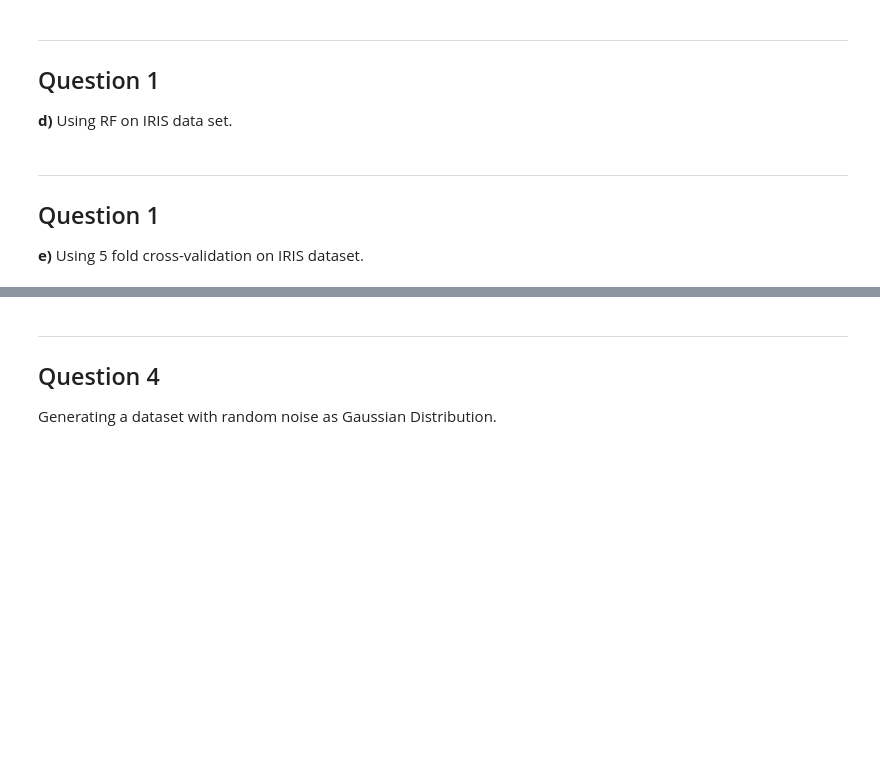
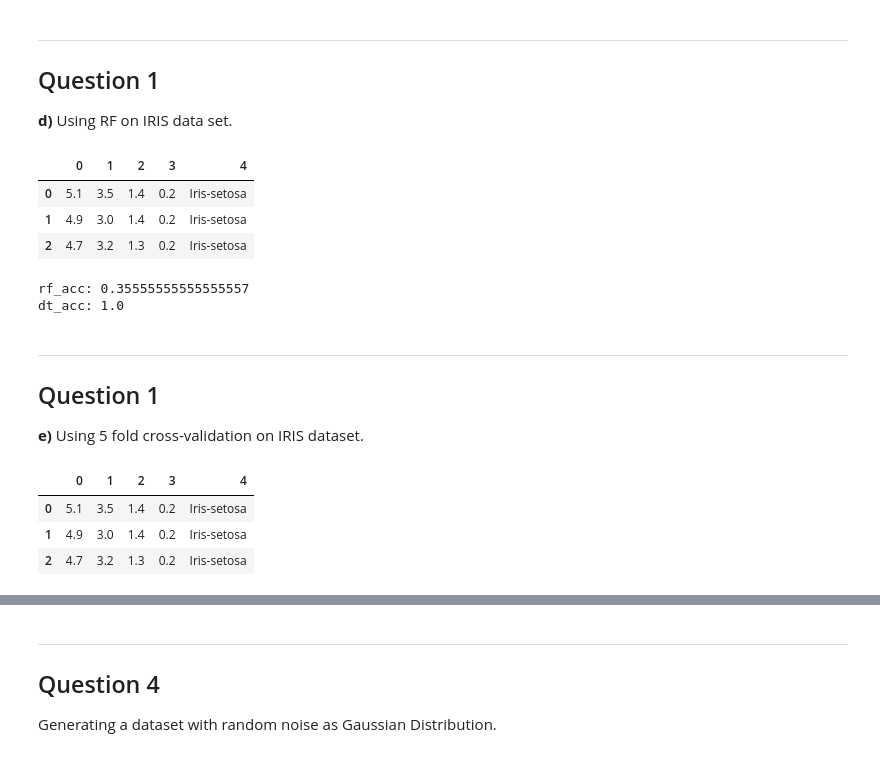
Before and after one commit to apoorvagnihotri/mlpy, a Jupyter notebook: usage/random-forest/assignment2.ipynb, the cells around one changed output, grey strips where cells are left out. Saved outputs shown, nothing was run; the diff lists cells and outputs as text; code cells hidden in the pictures; blank space fills up the shorter version.

```diff
--- a/usage/random-forest/assignment2.ipynb
+++ b/usage/random-forest/assignment2.ipynb
@@ -136,3 +139,11 @@ plt.scatter(range(1, 5), ts)
 ---
 ## Question 1
 **d)** Using RF on IRIS data set.
+# %%
+data = pd.read_csv("../../data/iris/iris.csv", header=None)
+data.head(3)
+# %% [output]
+|  | 0 | 1 | 2 | 3 | 4 |
+| 0 | 5.1 | 3.5 | 1.4 | 0.2 | Iris-setosa |
+| 1 | 4.9 | 3.0 | 1.4 | 0.2 | Iris-setosa |
+| 2 | 4.7 | 3.2 | 1.3 | 0.2 | Iris-setosa |
@@ -139,4 +169,25 @@ plt.scatter(range(1, 5), ts)
+# %%
+# finding the accuracies
+dt_preds = np.squeeze(dt_preds.values)
+rf_preds = np.squeeze(rf_preds.values)
+true_labels = np.squeeze(true_labels.values)
+total = true_labels.shape[0]
+rf_acc = ((true_labels == rf_preds).sum())/total
+dt_acc = ((true_labels == dt_preds).sum())/total
+print('rf_acc:', rf_acc)
+print('dt_acc:', dt_acc)
+# %% [output]
+rf_acc: 0.35555555555555557
+dt_acc: 1.0
 # %% [markdown]
 ---
 ## Question 1
 **e)** Using 5 fold cross-validation on IRIS dataset.
+# %%
+data = pd.read_csv("../../data/iris/iris.csv", header=None)
+data.head(3)
+# %% [output]
+|  | 0 | 1 | 2 | 3 | 4 |
+| 0 | 5.1 | 3.5 | 1.4 | 0.2 | Iris-setosa |
+| 1 | 4.9 | 3.0 | 1.4 | 0.2 | Iris-setosa |
+| 2 | 4.7 | 3.2 | 1.3 | 0.2 | Iris-setosa |
```
Also changed, not shown: parts of 17 cells of this notebook, 1 other file.
